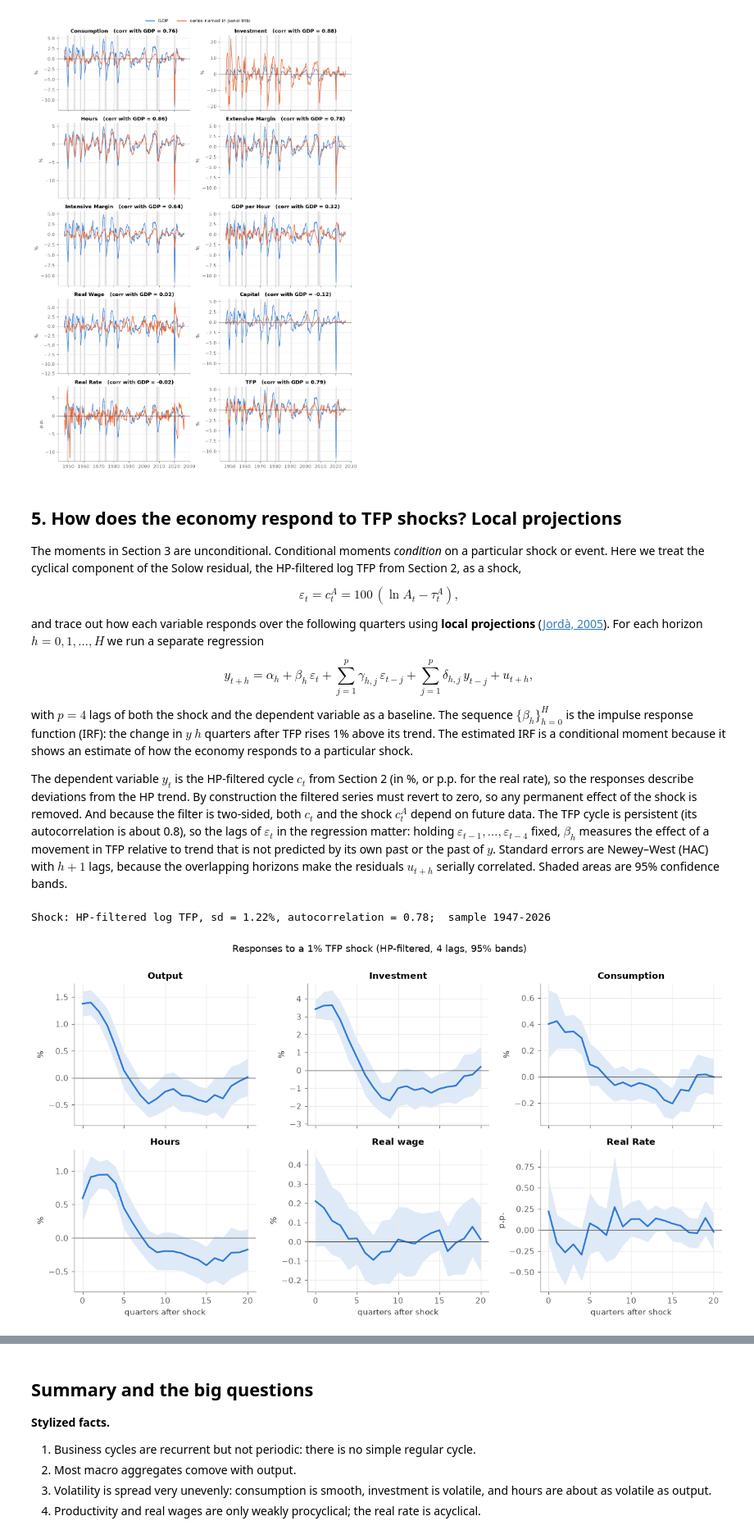
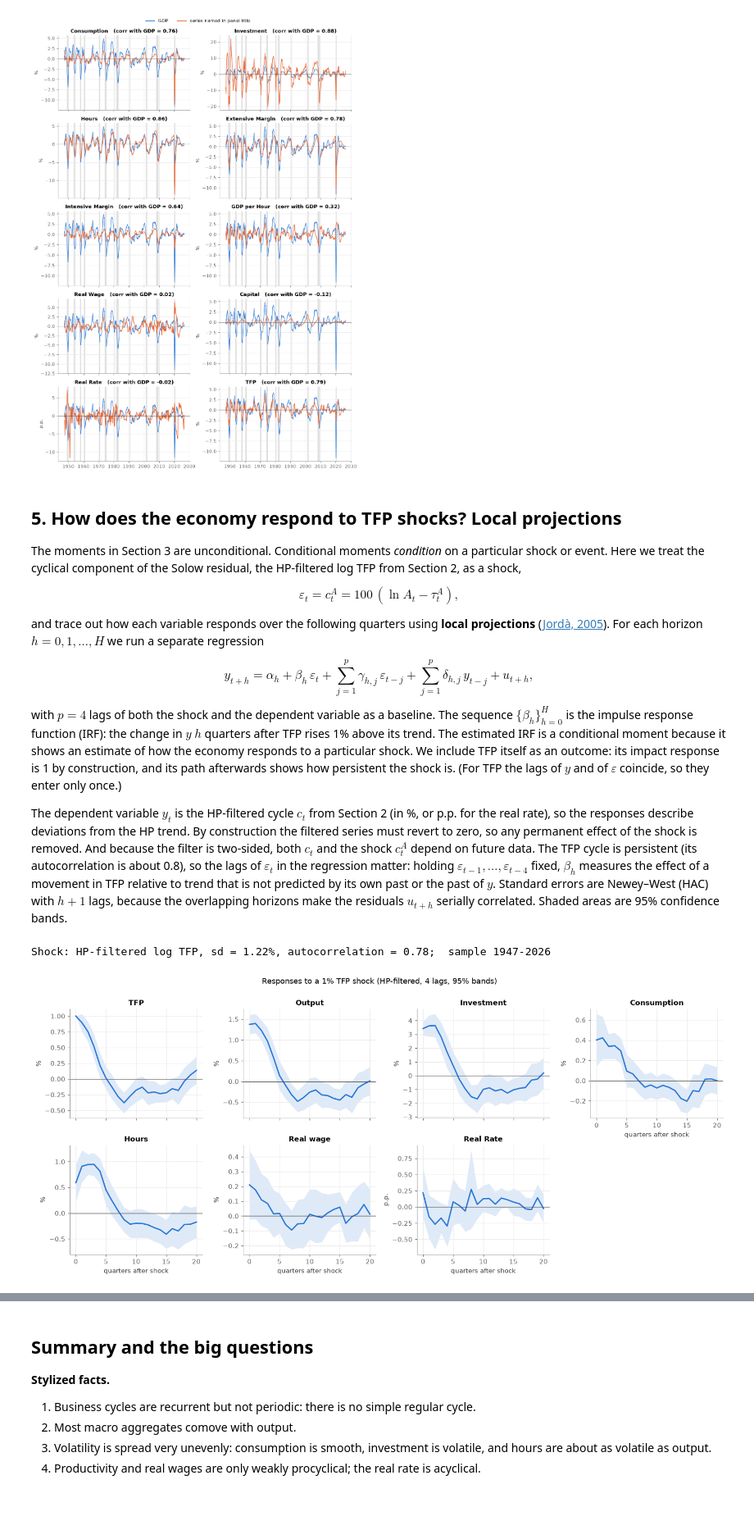
Before and after one commit to johanneswieland/RBC, a Jupyter notebook: lectures/01_business_cycle_facts.ipynb, the cells around one changed output, grey strips where cells are left out. Shown at 82% size. Cells and saved outputs as stored; diff of their text form; code cells hidden in the pictures; blank space fills up the shorter version.

Commit message:
Lecture 1: TFP as LP outcome; link Cogley and Nason (1995)
Co-Authored-By: Claude Opus 5.5 <noreply@anthropic.com>

```diff
--- a/lectures/01_business_cycle_facts.ipynb
+++ b/lectures/01_business_cycle_facts.ipynb
@@ -311,7 +311,7 @@ $$
 y_{t+h} = \alpha_h + \beta_h\, \varepsilon_t + \sum_{j=1}^{p} \gamma_{h,j}\, \varepsilon_{t-j} + \sum_{j=1}^{p} \delta_{h,j}\, y_{t-j} + u_{t+h},
 $$
 
-with $p = 4$ lags of both the shock and the dependent variable as a baseline. The sequence $\{\beta_h\}_{h=0}^{H}$ is the impulse response function (IRF): the change in $y$ $h$ quarters after TFP rises 1% above its trend. The estimated IRF is a conditional moment because it shows an estimate of how the economy responds to a particular shock.
+with $p = 4$ lags of both the shock and the dependent variable as a baseline. The sequence $\{\beta_h\}_{h=0}^{H}$ is the impulse response function (IRF): the change in $y$ $h$ quarters after TFP rises 1% above its trend. The estimated IRF is a conditional moment because it shows an estimate of how the economy responds to a particular shock. We include TFP itself as an outcome: its impact response is 1 by construction, and its path afterwards shows how persistent the shock is. (For TFP the lags of $y$ and of $\varepsilon$ coincide, so they enter only once.)
 
 The dependent variable $y_t$ is the HP-filtered cycle $c_t$ from Section 2 (in %, or p.p. for the real rate), so the responses describe deviations from the HP trend. By construction the filtered series must revert to zero, so any permanent effect of the shock is removed. And because the filter is two-sided, both $c_t$ and the shock $c^A_t$ depend on future data. The TFP cycle is persistent (its autocorrelation is about 0.8), so the lags of $\varepsilon_t$ in the regression matter: holding $\varepsilon_{t-1},\dots,\varepsilon_{t-4}$ fixed, $\beta_h$ measures the effect of a movement in TFP relative to trend that is not predicted by its own past or the past of $y$. Standard errors are Newey–West (HAC) with $h+1$ lags, because the overlapping horizons make the residuals $u_{t+h}$ serially correlated. Shaded areas are 95% confidence bands.
 # %%
@@ -321,9 +321,9 @@ from scipy.stats import norm
 H = 20                 # horizons 0..H quarters
 LAGS = 4               # lags of the shock and of the dependent variable
 CONF = 0.95            # confidence level for the bands
-SPECS = ["HP-filtered"] # add "Log levels" to run the regressions in levels too (exercise 7)
+SPECS = ["HP-filtered"] # add "Log levels" to run the regressions in levels too
 
-lp_vars = ["GDP", "Investment", "Consumption", "Hours", "Real Wage", "Real Rate"]
+lp_vars = ["TFP", "GDP", "Investment", "Consumption", "Hours", "Real Wage", "Real Rate"]
 
 # Shock in each specification: HP cycle of log TFP, or 100 x log TFP
 shocks = {
@@ -340,9 +340,10 @@ data = {
 
 def local_projection(y, shock, H=20, lags=4, conf=0.95):
     # IRF of y to shock: for each h, regress y_{t+h} on shock_t, `lags` lags of shock and of y
+    same = y.equals(shock)   # y is the shock itself (TFP): don't include its lags twice
     X = pd.concat({"shock": shock,
                    **{f"shock_l{j}": shock.shift(j) for j in range(1, lags + 1)},
-                   **{f"y_l{j}": y.shift(j) for j in range(1, lags + 1)}}, axis=1)
+                   **({} if same else {f"y_l{j}": y.shift(j) for j in range(1, lags + 1)})}, axis=1)
     X = sm.add_constant(X)
     z = norm.ppf(0.5 + conf / 2)
     rows = []
@@ -363,27 +364,29 @@ Shock: HP-filtered log TFP, sd = 1.22%, autocorrelation = 0.78;  sample 1947-202
 # %%
 spec_color = {"HP-filtered": COLORS["gdp"], "Log levels": COLORS["series"]}
 titles = {"GDP": "Output", "Real Wage": "Real wage"}
 
-fig, axes = plt.subplots(2, 3, figsize=(12, 6.5), sharex=True)
+fig, axes = plt.subplots(2, 4, figsize=(15, 6.5), sharex=True)
 for ax, v in zip(axes.flat, lp_vars):
     for spec in SPECS:
         col = spec_color[spec]
         r = irfs[(spec, v)]
         ax.fill_between(r.index, r["lo"], r["hi"], color=col, alpha=0.15, lw=0)
         ax.plot(r.index, r["irf"], color=col, lw=2, label=spec)
     ax.axhline(0, color="0.3", lw=0.8)
     ax.set_title(titles.get(v, v))
     ax.set_ylabel("p.p." if v in bcdata.LEVEL_SERIES else "%")
-for ax in axes[1]:
+axes[1, 3].remove()                                   # 7 panels in a 2x4 grid
+axes[0, 3].tick_params(labelbottom=True)
+for ax in [*axes[1, :3], axes[0, 3]]:
     ax.set_xlabel("quarters after shock")
 if len(SPECS) > 1:
     handles = [plt.Line2D([], [], color=spec_color[s], lw=2) for s in SPECS]
     fig.legend(handles, SPECS, loc="upper center", ncol=len(SPECS), bbox_to_anchor=(0.5, 1.02))
 fig.suptitle(f"Responses to a 1% TFP shock ({', '.join(SPECS)}, {LAGS} lags, {int(CONF*100)}% bands)",
              y=1.07 if len(SPECS) > 1 else 1.0)
 plt.tight_layout()
 # %% [output]
-[figure, old version]
+[figure, new version]
 # %% [markdown]
 **What the responses show (full sample).**
 
```
Also changed, not shown: parts of 2 cells of this notebook.
